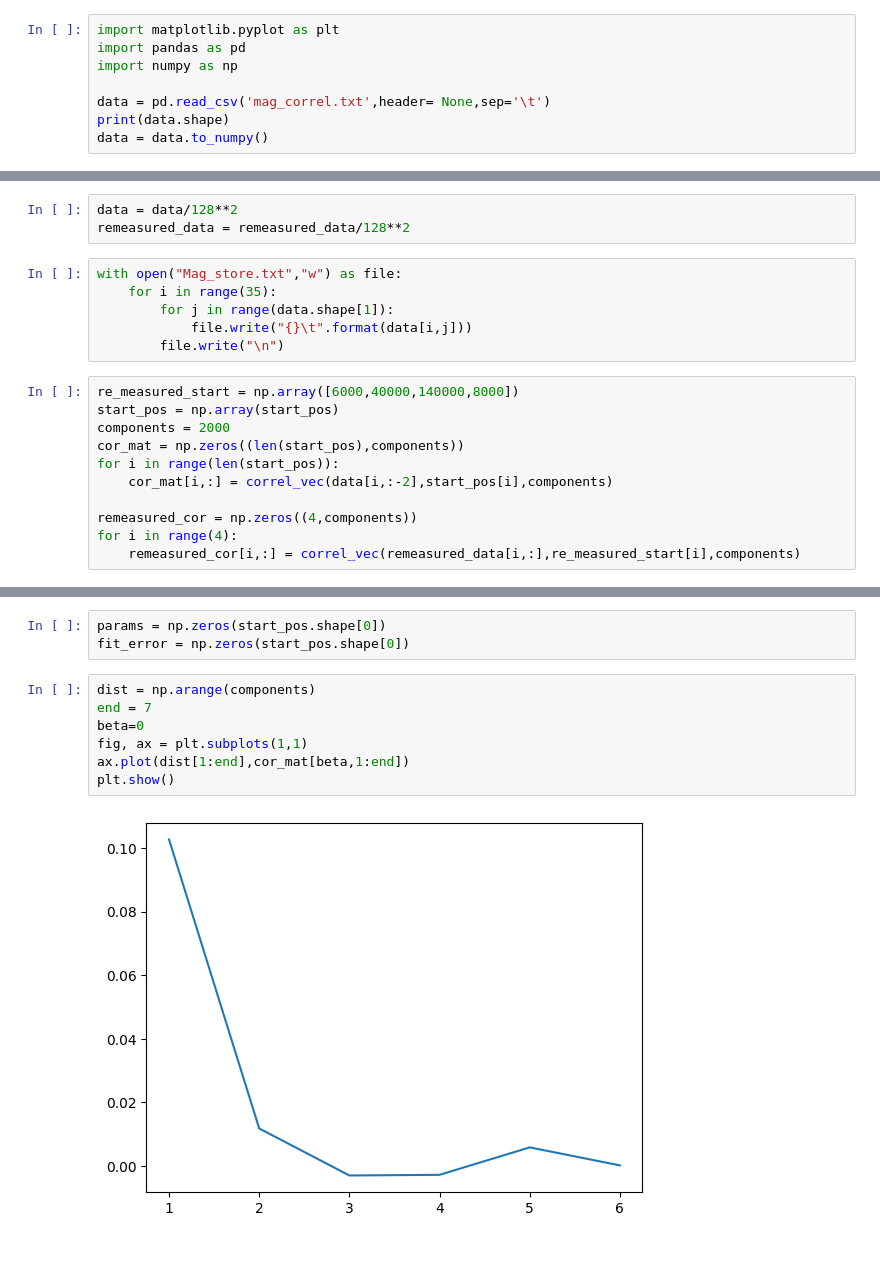
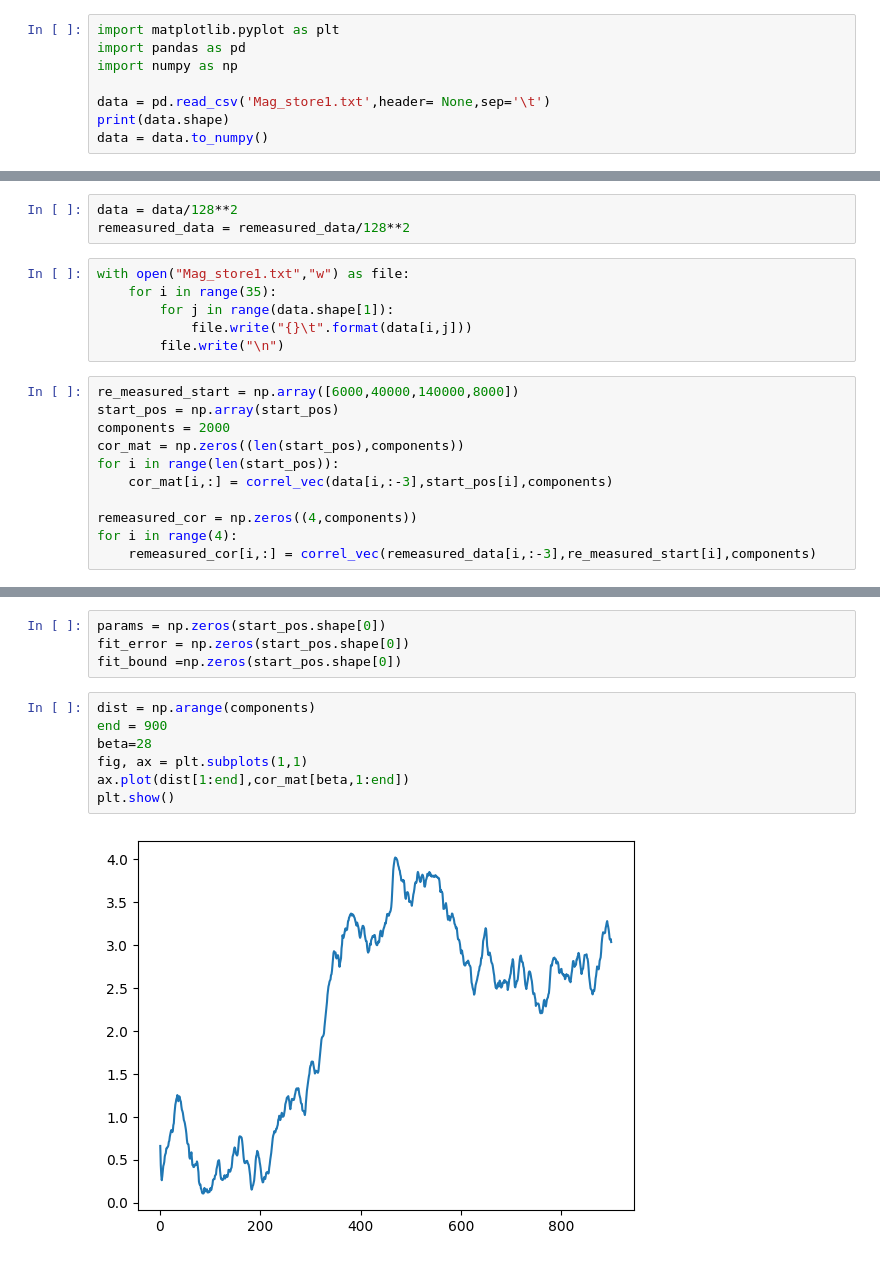
Before and after one commit to ChriGomm/MonteCarlo, a Jupyter notebook: code/auswertung.ipynb, the cells around one changed output, grey strips where cells are left out. Cells and saved outputs as stored; diff of their text form.

```diff
--- a/code/auswertung.ipynb
+++ b/code/auswertung.ipynb
@@ -162,7 +164,7 @@ import matplotlib.pyplot as plt
 import pandas as pd
 import numpy as np
 
-data = pd.read_csv('mag_correl.txt',header= None,sep='\t')
+data = pd.read_csv('Mag_store1.txt',header= None,sep='\t')
 print(data.shape)
 data = data.to_numpy()
 # %% [output]
@@ -177,7 +179,7 @@ remeasured_data = remeasured_data.to_numpy()
 data = data/128**2
 remeasured_data = remeasured_data/128**2
 # %%
-with open("Mag_store.txt","w") as file:
+with open("Mag_store1.txt","w") as file:
     for i in range(35):
         for j in range(data.shape[1]):
             file.write("{}\t".format(data[i,j]))
@@ -188,9 +190,9 @@ start_pos = np.array(start_pos)
 components = 2000
 cor_mat = np.zeros((len(start_pos),components))
 for i in range(len(start_pos)):
-    cor_mat[i,:] = correl_vec(data[i,:-2],start_pos[i],components)
+    cor_mat[i,:] = correl_vec(data[i,:-3],start_pos[i],components)
 
 remeasured_cor = np.zeros((4,components))
 for i in range(4):
-    remeasured_cor[i,:] = correl_vec(remeasured_data[i,:],re_measured_start[i],components)
+    remeasured_cor[i,:] = correl_vec(remeasured_data[i,:-3],re_measured_start[i],components)
 # %%
@@ -200,13 +206,14 @@ correl(data[0,:-2],200,0)
 # %%
 params = np.zeros(start_pos.shape[0])
 fit_error = np.zeros(start_pos.shape[0])
+fit_bound =np.zeros(start_pos.shape[0])
 # %%
 dist = np.arange(components)
-end = 7
-beta=0
+end = 900
+beta=28
 fig, ax = plt.subplots(1,1)
 ax.plot(dist[1:end],cor_mat[beta,1:end])
 plt.show()
 # %% [output]
-[figure, old version]
+[figure, new version]
 # %%
```
Also changed, not shown: parts of 12 cells of this notebook.
